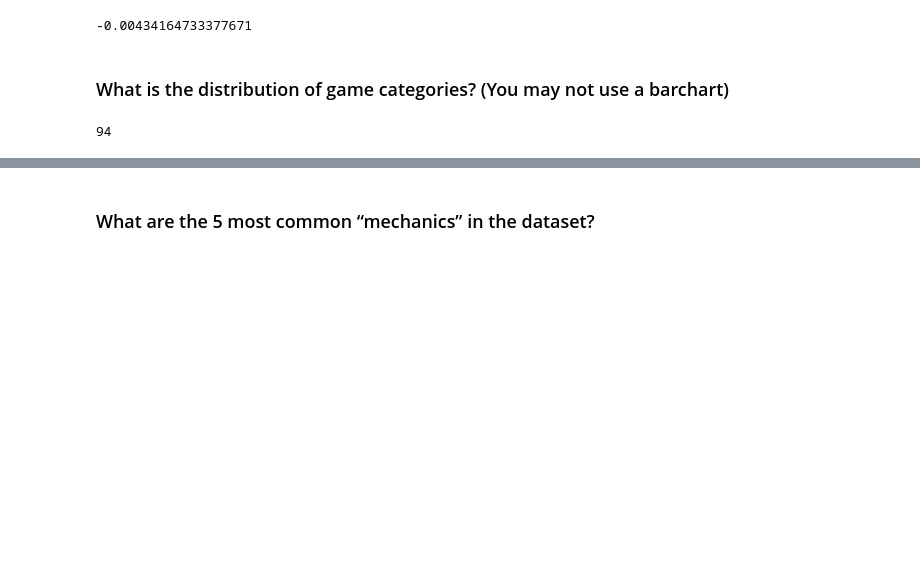
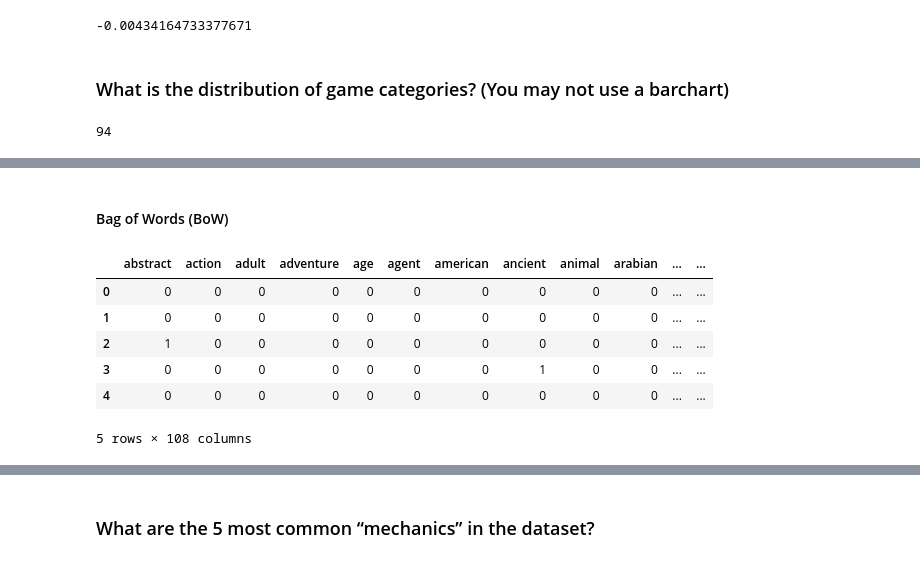
Before and after one commit to FJGM2023015/CA1_DVis_HDip_Lvl8-, a Jupyter notebook: Francisco_Gorigoitia_DVisHDip_CA1.ipynb, the cells around one changed output, grey strips where cells are left out. Drawn from its saved outputs; the diff is of its cells as text; code cells hidden in the pictures; blank space fills up the shorter version.

```diff
--- a/Francisco_Gorigoitia_DVisHDip_CA1.ipynb
+++ b/Francisco_Gorigoitia_DVisHDip_CA1.ipynb
@@ -260,0 +206,4 @@ plt.show()
+# %%
+# Removing/Replace Punctuation
+df_games["category"] = df_games["category"].str.replace(',', ' ')
+df_games["category"].head()
@@ -260,0 +217,6 @@ plt.show()
+# %%
+# Removal of Stop Words
+from nltk.corpus import stopwords
+stop = stopwords.words('english')
+df_games["category"] = df_games["category"].apply(lambda x: " ".join(x for x in x.split() if x not in stop))
+df_games["category"].head()
@@ -260,0 +341,24 @@ plt.show()
+# %% [markdown]
+#### Bag of Words (BoW)
+# %%
+from sklearn.feature_extraction.text import CountVectorizer
+
+# Instanciar CountVectorizer
+vectorizer = CountVectorizer()
+
+# Ajustar y transformar la columna "category"
+X = vectorizer.fit_transform(df_games["category"])
+
+# Convertir la matriz dispersa en un dataframe para visualizar
+df_bow = pd.DataFrame(X.toarray(), columns=vectorizer.get_feature_names_out())
+
+# Mostrar las primeras filas del dataframe resultante
+df_bow.head()
+# %% [output]
+|  | abstract | action | adult | adventure | age | agent | american | ancient | animal | arabian | ... | ... |
+| 0 | 0 | 0 | 0 | 0 | 0 | 0 | 0 | 0 | 0 | 0 | ... | ... |
+| 1 | 0 | 0 | 0 | 0 | 0 | 0 | 0 | 0 | 0 | 0 | ... | ... |
+| 2 | 1 | 0 | 0 | 0 | 0 | 0 | 0 | 0 | 0 | 0 | ... | ... |
+| 3 | 0 | 0 | 0 | 0 | 0 | 0 | 0 | 1 | 0 | 0 | ... | ... |
+| 4 | 0 | 0 | 0 | 0 | 0 | 0 | 0 | 0 | 0 | 0 | ... | ... |
+5 rows × 108 columns
```
Also changed, not shown: parts of 70 cells of this notebook.
